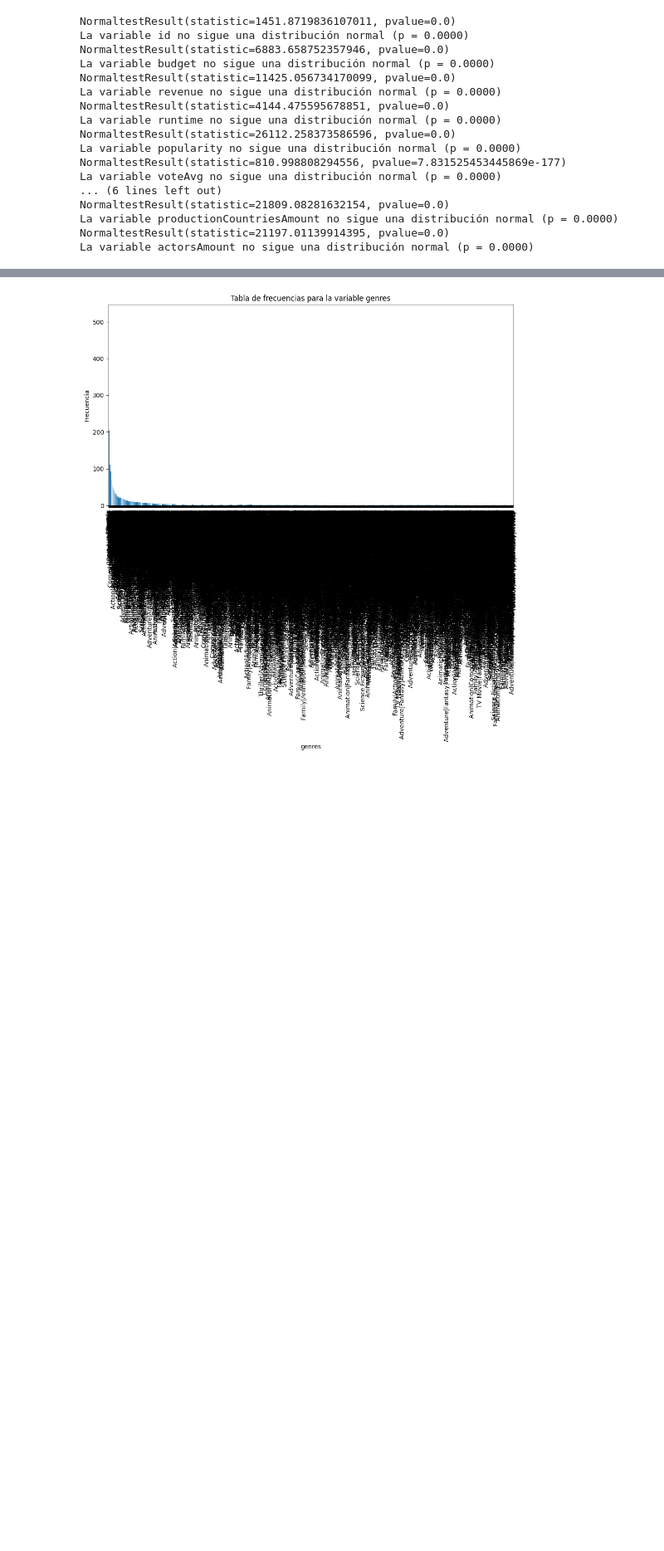
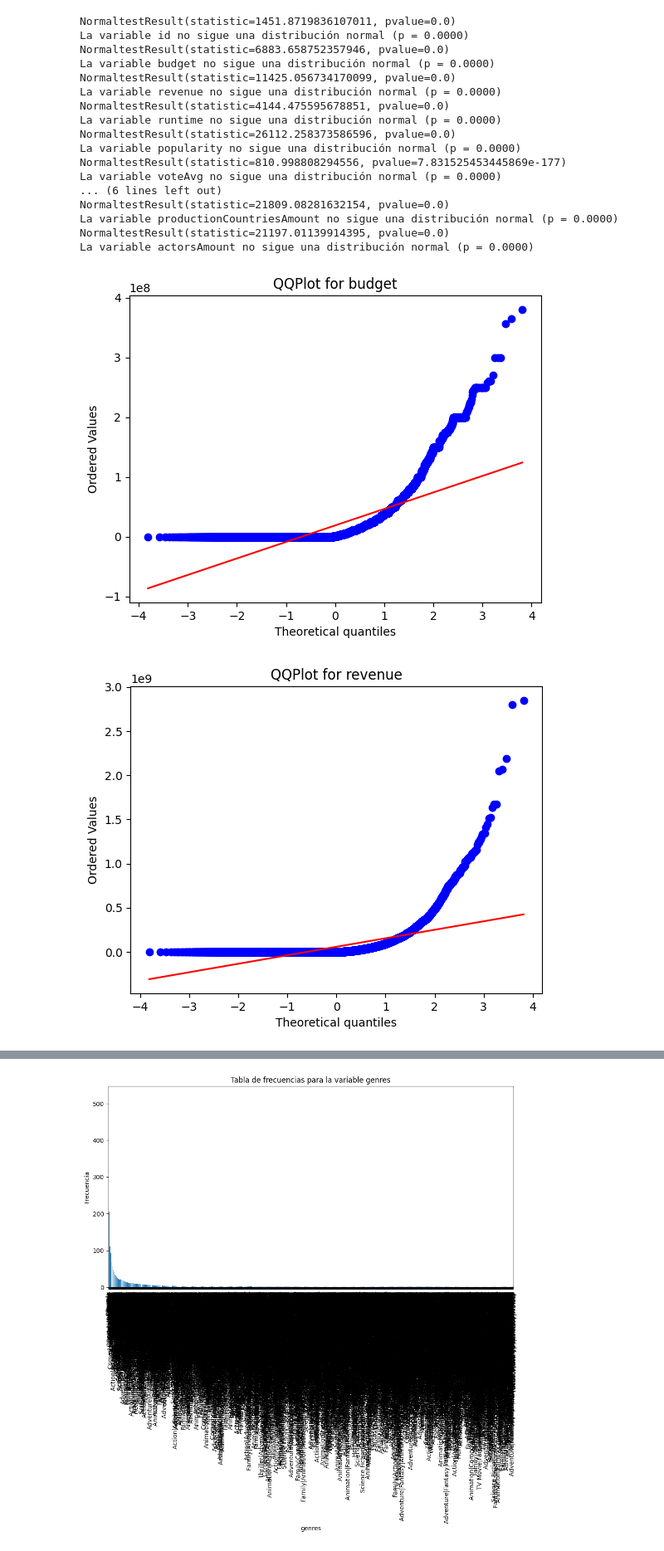
Before and after one commit to her20053/Mineria-de-datos, a Jupyter notebook: HT1 Analisis Exploratorio/HT1.ipynb, the cells around one changed output, grey strips where cells are left out. Shown at 83% size. Cells and saved outputs as stored; diff of their text form; code cells hidden in the pictures; blank space fills up the shorter version.

Commit message:
utilizando qqplots

```diff
--- a/HT1 Analisis Exploratorio/HT1.ipynb
+++ b/HT1 Analisis Exploratorio/HT1.ipynb
@@ -125,3 +125,20 @@ NormaltestResult(statistic=21809.08281632154, pvalue=0.0)
 La variable productionCountriesAmount no sigue una distribución normal (p = 0.0000)
 NormaltestResult(statistic=21197.01139914395, pvalue=0.0)
 La variable actorsAmount no sigue una distribución normal (p = 0.0000)
+# %%
+# lista de columnas cuantitativas
+quant_cols = ["budget", "revenue", "runtime", "popularity", "voteAvg", "voteCount", "genresAmount", "productionCoAmount", "productionCountriesAmount", "actorsAmount", "castWomenAmount", "castMenAmount"]
+
+# bucle for para hacer el QQPlot para cada columna cuantitativa
+for col_name in quant_cols:
+
+    try:
+        data = df[col_name].astype(float)
+        stats.probplot(data, dist="norm", plot=plt)
+        plt.title(f"QQPlot for {col_name}")
+        plt.show()
+    except:
+        pass
+# %% [output]
+[figure, added]
+[figure, added]
```
Also changed, not shown: parts of 2 cells of this notebook.
